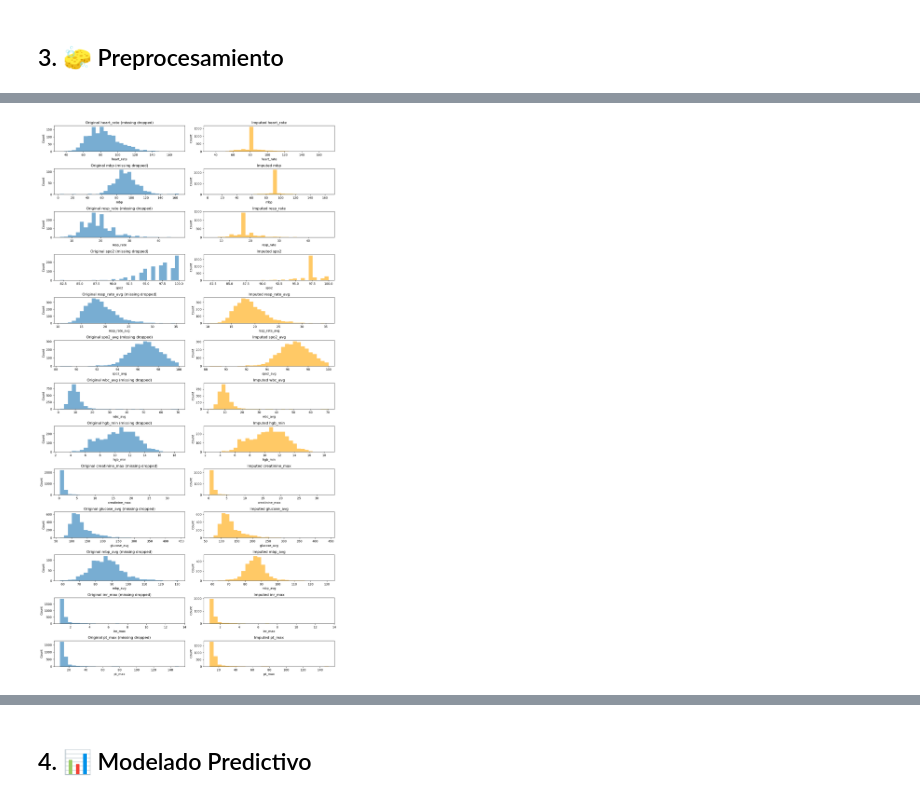
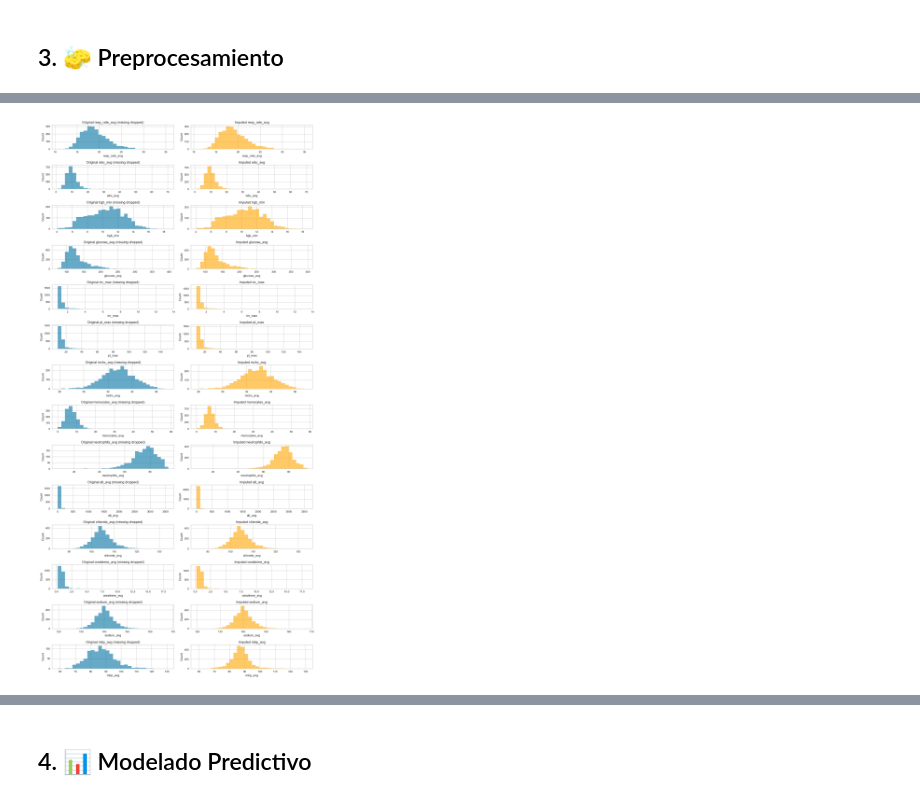
Before and after one commit to Gos2two/UCI-I61, a Jupyter notebook: analisis_readmision_uci_hemorragia_intracerebral.ipynb, the cells around one changed output, grey strips where cells are left out. Drawn from its saved outputs; the diff is of its cells as text; code cells hidden in the pictures.

Commit message:
feat: variables

```diff
--- a/analisis_readmision_uci_hemorragia_intracerebral.ipynb
+++ b/analisis_readmision_uci_hemorragia_intracerebral.ipynb
@@ -526,15 +662,10 @@ print(f"\nColumns with >{missing_threshold}% missing: {list(columns_to_exclude)}
 features_to_keep = [col for col in df.columns if col not in columns_to_exclude or col == 'readmitted_stay']
 df_clean = df.loc[:, features_to_keep]
 
-# Convert Decimal objects to float across numeric columns
-numeric_cols = df_clean.select_dtypes(include=['number', 'object']).columns
-
-for col in numeric_cols:
-    if df_clean[col].apply(lambda x: isinstance(x, Decimal)).any():
-        df_clean[col] = df_clean[col].apply(lambda x: float(x) if isinstance(x, Decimal) else x)
-
 # Remove columns that are not needed for the final dataset
-df_clean = df_clean.drop(columns=['intime', 'outtime', 'subject_id', 'hadm_id', 'stay_id', 'readmitted_stay', 'all_diagnoses','ich_icd_codes'], errors='ignore')
+df_clean = df_clean.drop(columns=['intime', 'outtime', 'subject_id', 'hadm_id',
+                                  'stay_id', 'readmitted_stay', 'all_diagnoses',
+                                  'ich_icd_codes','hospital_expire_flag'], errors='ignore')
 
 
 df_clean
@@ -664,50 +793,50 @@ import matplotlib.pyplot as plt
 from sklearn.impute import KNNImputer
 
 # --- Step 1: Define variables based on missingness analysis ---
-mcar_vars = ['heart_rate', 'mbp', 'resp_rate', 'spo2', 'resp_rate_avg', 'spo2_avg']
-weak_mar_vars = ['wbc_avg', 'hgb_min', 'creatinine_max', 'glucose_avg']
-strong_mar_vars = ['mbp_avg', 'inr_max', 'pt_max']
+mcar_vars = [
+    'resp_rate_avg', 'wbc_avg', 'hgb_min', 'glucose_avg',
+    'inr_max', 'pt_max', 'mchc_avg', 'monocytes_avg',
+    'neutrophils_avg', 'alt_avg'
+]
+weak_mar_vars = ['chloride_avg', 'creatinine_avg', 'sodium_avg']
+strong_mar_vars = ['mbp_avg']
 all_impute_vars = mcar_vars + weak_mar_vars + strong_mar_vars
 
 # --- Step 2: Save a copy of original data (before imputation) ---
 df_original = df_clean.copy()
 
 # --- Step 3: Imputation ---
 
-# 3.1 Median imputation for MCAR variables
-for col in mcar_vars:
-    df_clean[col] = df_clean[col].fillna(df_clean[col].median())
+# 3.1 KNN imputation for all variables
+knn_imputer = KNNImputer(n_neighbors=5)
+df_clean[all_impute_vars] = knn_imputer.fit_transform(df_clean[all_impute_vars])
 
-# 3.2 KNN imputation for MAR variables
-imputer = KNNImputer(n_neighbors=5)
-df_clean[weak_mar_vars + strong_mar_vars] = imputer.fit_transform(df_clean[weak_mar_vars + strong_mar_vars])
-
-# 3.3 Add missingness flags for strong MAR variables
+# 3.2 Add missingness flags for strong MAR variables
 for col in strong_mar_vars:
     df_clean[f'{col}_missing'] = df_original[col].isnull().astype(int)
 
 # --- Step 4: Plot original vs imputed histograms ---
 plt.figure(figsize=(14, len(all_impute_vars) * 2))
 
 for i, col in enumerate(all_impute_vars):
     # Original data (only non-missing values)
     plt.subplot(len(all_impute_vars), 2, 2 * i + 1)
     plt.hist(df_original[col].dropna(), bins=30, alpha=0.6, label='Original')
     plt.title(f'Original {col} (missing dropped)')
     plt.ylabel('Count')
     plt.xlabel(col)
 
     # Imputed data (after imputation)
     plt.subplot(len(all_impute_vars), 2, 2 * i + 2)
     plt.hist(df_clean[col], bins=30, alpha=0.6, color='orange', label='Imputed')
     plt.title(f'Imputed {col}')
     plt.ylabel('Count')
     plt.xlabel(col)
 
 plt.tight_layout()
 plt.show()
 # %% [output]
-[figure, old version]
+[figure, new version]
 # %%
 # Visualize missing data patterns
 
```
Also changed, not shown: parts of 34 cells of this notebook, 6 other files.
